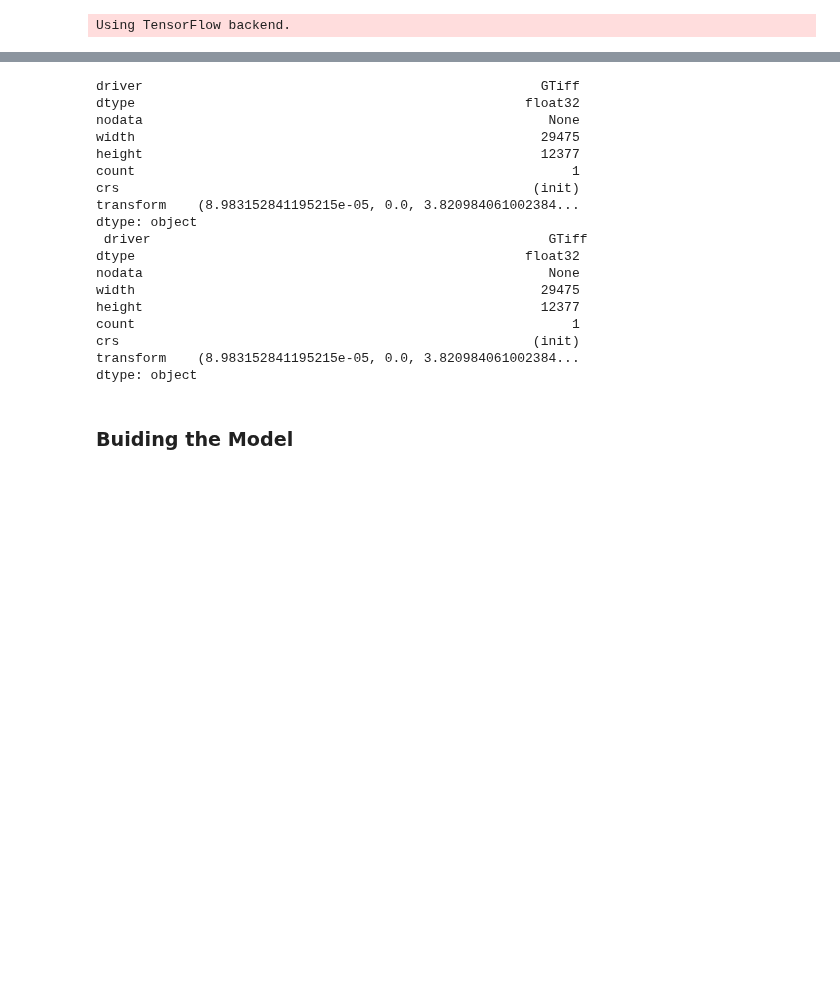
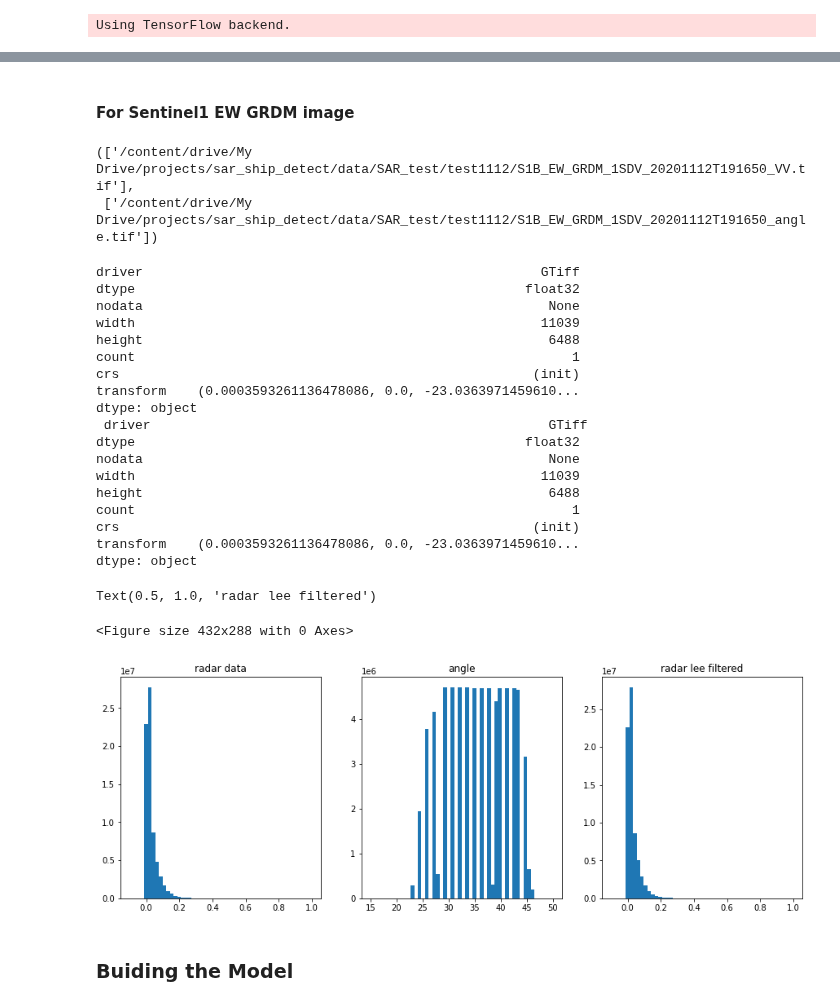
Before and after one commit to armkhudinyan/sar-ship-detect, a Jupyter notebook: scripts/model_notebooks/CFAR_vs_CNN_Dechense_Sentinel1_object_detection_Colab.ipynb, the cells around one changed output, grey strips where cells are left out. Saved outputs shown, nothing was run; the diff lists cells and outputs as text; code cells hidden in the pictures; blank space fills up the shorter version.

```diff
--- a/scripts/model_notebooks/CFAR_vs_CNN_Dechense_Sentinel1_object_detection_Colab.ipynb
+++ b/scripts/model_notebooks/CFAR_vs_CNN_Dechense_Sentinel1_object_detection_Colab.ipynb
@@ -68,3 +70,19 @@ OUT_PATH = RADAR_PATH
+# %% [markdown]
+#### For Sentinel1 EW GRDM image
+# %%
+# PATH = r'C:\Users\arman\Documents\GitHub\sar_ship_detect'
+PATH = '/content/drive/My Drive/projects/sar_ship_detect'
+# Configs
+RADAR_PATH = join(PATH, 'data/SAR_test/test1112')
+OUT_PATH = RADAR_PATH
+# %%
+radar_VV = glob.glob(join(RADAR_PATH, '*VV*'))
+angle_im = glob.glob(join(RADAR_PATH, '*angle*'))
+
+radar_VV, angle_im
+# %% [output]
+(['/content/drive/My Drive/projects/sar_ship_detect/data/SAR_test/test1112/S1B_EW_GRDM_1SDV_20201112T191650_VV.tif'],
+ ['/content/drive/My Drive/projects/sar_ship_detect/data/SAR_test/test1112/S1B_EW_GRDM_1SDV_20201112T191650_angle.tif'])
 # %%
 radar_VV = glob.glob(join(RADAR_PATH, '*VV*'))[0]
 angle_im = glob.glob(join(RADAR_PATH, '*angle*'))[0]
@@ -85,21 +103,40 @@ angle = src_angle.read(1)[:height, :width]
 driver                                                   GTiff
 dtype                                                  float32
 nodata                                                    None
-width                                                    29475
-height                                                   12377
+width                                                    11039
+height                                                    6488
 count                                                        1
 crs                                                     (init)
-transform    (8.983152841195215e-05, 0.0, 3.820984061002384...
+transform    (0.0003593261136478086, 0.0, -23.0363971459610...
 dtype: object
  driver                                                   GTiff
 dtype                                                  float32
 nodata                                                    None
-width                                                    29475
-height                                                   12377
+width                                                    11039
+height                                                    6488
 count                                                        1
 crs                                                     (init)
-transform    (8.983152841195215e-05, 0.0, 3.820984061002384...
+transform    (0.0003593261136478086, 0.0, -23.0363971459610...
 dtype: object
+# %%
+VV_natural_Lee = lee_filter(VV_natural, 5)
+# %%
+plt.figure()
+
+#subplot(r,c) provide the no. of rows and columns
+f, axarr = plt.subplots(1,3, figsize=(15, 5))
+
+# use the created array to output your multiple images.
+axarr[0].hist(VV_natural.flatten(),  bins=50, range=(-0.1,1))
+axarr[0].set_title('radar data')
+axarr[1].hist(angle.flatten(),  bins=50, range=(15,50))
+axarr[1].set_title('angle')
+axarr[2].hist(VV_natural_Lee.flatten(),  bins=50, range=(-0.1,1))
+axarr[2].set_title('radar lee filtered')
+# %% [output]
+Text(0.5, 1.0, 'radar lee filtered')
+<Figure size 432x288 with 0 Axes>
+[figure, added]
 # %% [markdown]
 ### Buiding the Model
 # %%
```
Also changed, not shown: parts of 15 cells of this notebook, 1 other file.
